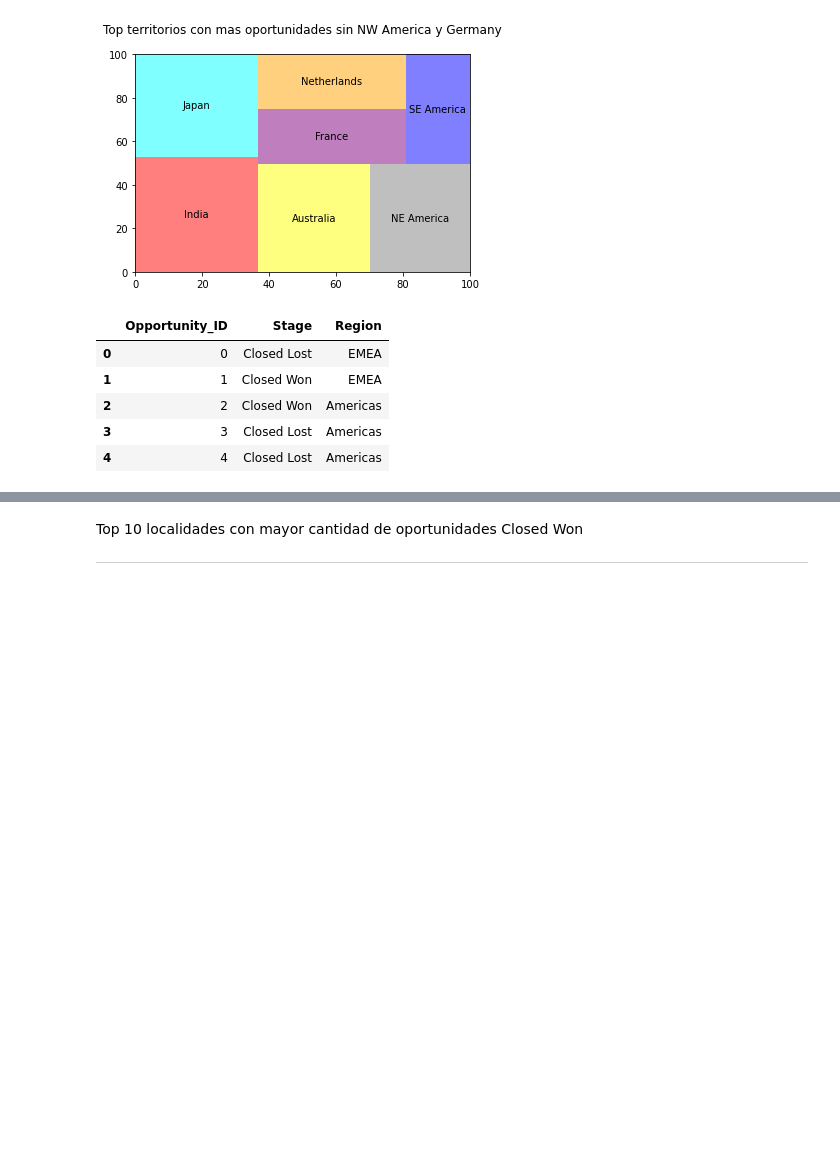
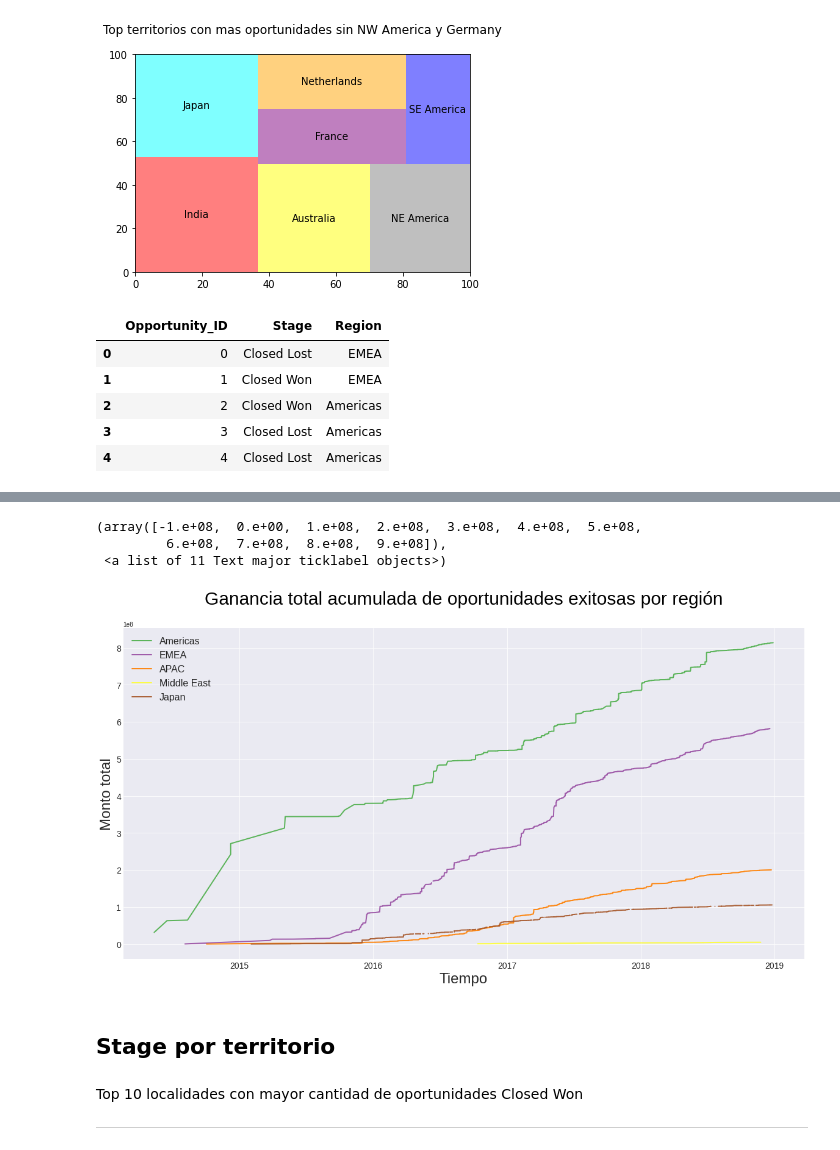
Before and after one commit to FernandoSinisi/Orga-Datos-2C-2020, a Jupyter notebook: TP1/Graficos.ipynb, the cells around one changed output, grey strips where cells are left out. Cells and saved outputs as stored; diff of their text form; code cells hidden in the pictures; blank space fills up the shorter version.

```diff
--- a/TP1/Graficos.ipynb
+++ b/TP1/Graficos.ipynb
@@ -204,0 +228,3 @@ g
+# %%
+#agrego el valor de conversion a moneda dolar
+df_closed_won_lost_filtered["convertion"] = df_closed_won_lost_filtered.apply(conversion, axis=1)
@@ -204,0 +236,4 @@ g
+# %%
+#Convierto el total tax amount a moneda dolar para poder comparar
+df_closed_won_lost_filtered["Total Taxable Amount (USD)"] = df_closed_won_lost_filtered["Total_Taxable_Amount"] * df_closed_won_lost_filtered["convertion"]
+df_closed_won_lost_filtered['Opportunity_Created_Date'] = pd.to_datetime(df_closed_won_lost_filtered['Opportunity_Created_Date'])
@@ -205,3 +252,41 @@ g
+# %%
+df_opp_name = df_closed_won_lost_filtered.groupby("Opportunity_Name").agg({"Total Taxable Amount (USD)":"mean",\
+                                                            "Stage":"first",\
+                                                            "Region":"first",\
+                                                            "Opportunity_Created_Date":"first"}).reset_index().sort_values("Opportunity_Created_Date")
+# %%
+df_aux = df_opp_name.copy()
+# df_aux.loc[df_aux["Stage"] == "Closed Lost",["Total Taxable Amount (USD)"]] = - df_opp_name[df_opp_name["Stage"] == "Closed Lost"]["Total Taxable Amount (USD)"]
+df_aux["cumsum total"] = df_aux.groupby("Region")["Total Taxable Amount (USD)"].transform("cumsum")
+# %%
+# style
+plt.style.use('seaborn-darkgrid')
+
+# create a color palette
+palette = plt.get_cmap('Set1')
+num=1
+plt.figure(figsize=(20,10))
+for region in ["Americas", "EMEA", "APAC", "Middle East", "Japan"]:
+    num+=1
+    df_show = df_aux[df_aux["Region"] == region]
+
+    plt.plot(df_show['Opportunity_Created_Date'], df_show["cumsum total"], marker='', color=palette(num), linewidth=2, alpha=0.9,label=region)
+
+plt.legend(loc=2, ncol=1,fontsize=16)
+
+# Add titles
+plt.title("Ganancia total acumulada de oportunidades exitosas por región\n", fontsize=30, fontweight=1, color='black')
+plt.xlabel("Tiempo", fontsize=24)
+plt.ylabel("Monto total", fontsize=24)
+plt.xticks(fontsize=14)
+plt.yticks(fontsize=14)
+# %% [output]
+(array([-1.e+08,  0.e+00,  1.e+08,  2.e+08,  3.e+08,  4.e+08,  5.e+08,
+         6.e+08,  7.e+08,  8.e+08,  9.e+08]),
+ <a list of 11 Text major ticklabel objects>)
+[figure, added]
+# %% [markdown]
+## Stage por territorio
 # %% [markdown]
 Top 10 localidades con mayor cantidad de oportunidades Closed Won
 
```
Also changed, not shown: parts of 21 cells of this notebook, 3 other files.
